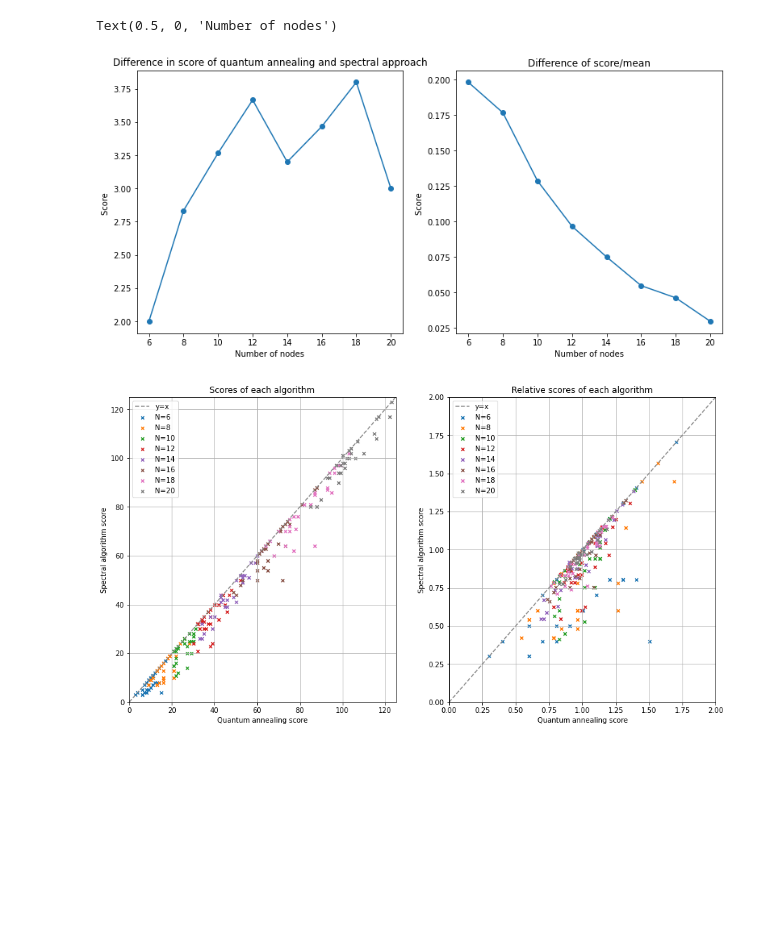
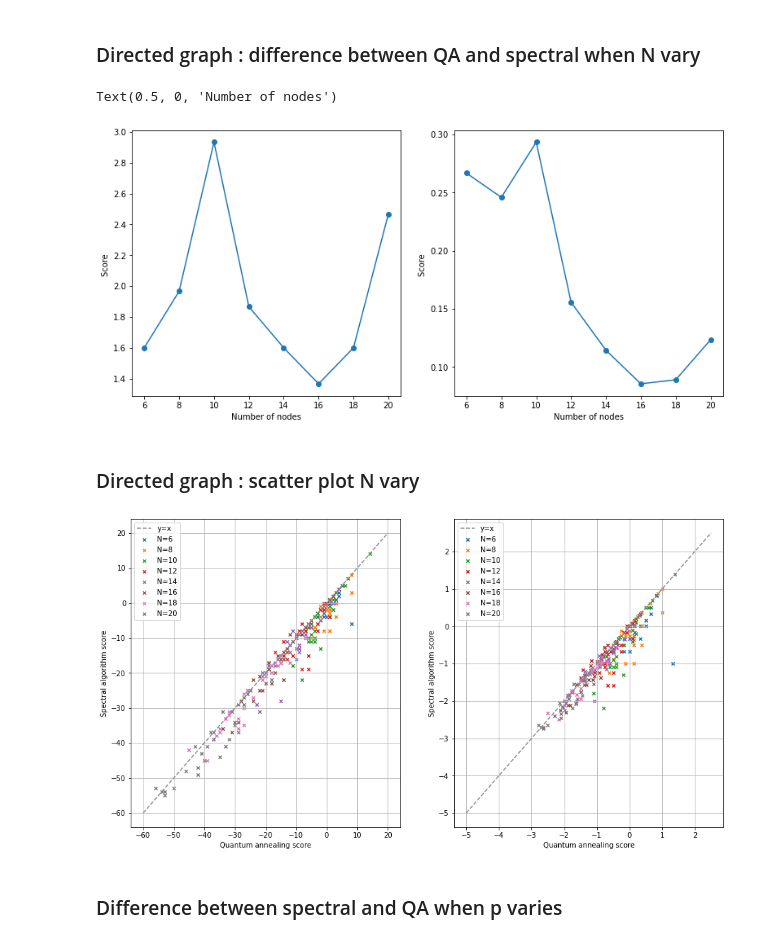
Before and after one commit to alixsleroy/Quantum_annealing, a Jupyter notebook: Directed Bipartite Results.ipynb, the cells around one changed output. Cells and saved outputs as stored; diff of their text form; code cells hidden in the pictures; blank space fills up the shorter version.

Commit message:
directed bipartite results
These are the values for M=50 runs of the greedy algorithms, for different values of nruns the number of read of the function of the quantum annealer

```diff
--- a/Directed Bipartite Results.ipynb
+++ b/Directed Bipartite Results.ipynb
@@ -1,3 +1,5 @@
+# %% [markdown]
+### Directed graph : difference between QA and spectral when N vary
 # %%
 import numpy as np
 import csv
@@ -16,42 +18,43 @@ def read_info(namefile):
 f, (ax11, ax12)= plt.subplots(1, 2,figsize=(13,6)) #create subplots
 
 # Ratio difference
+M = 30
 ratios_list = []
 list_n = [6,8,10,12,14,16,18,20]
 for ni in list_n:
-    namefile = "results_bipartite/QuantumValM=30-nodes="+str(ni)+".csv"
+    namefile = "results_bipartite/QuantumValM="+str(M)+"-nodes="+str(ni)+".csv"
     res_qa=read_info(namefile)
-    namefile = "results_bipartite/SpectralValM=30-nodes="+str(ni)+".csv"
+    namefile = "results_bipartite/SpectralValM="+str(M)+"-nodes="+str(ni)+".csv"
     res_s=read_info(namefile)
     measure_success = np.mean((res_qa-res_s)/1)
     ratios_list = np.append(ratios_list,measure_success)
 
 ax11.scatter(list_n,ratios_list)
 ax11.plot(list_n,ratios_list)
-ax11.set_title("Difference in score of quantum annealing and spectral approach")
+# ax11.set_title("Difference in score of quantum annealing and spectral approach")
 ax11.set_ylabel("Score ")
 ax11.set_xlabel("Number of nodes")
 
 # ratio relative difference
 ratios_list = []
-list_n = [6,8,10,12,14,16,18,20]
 for ni in list_n:
-    namefile = "results_bipartite/QuantumValM=30-nodes="+str(ni)+".csv"
+    namefile = "results_bipartite/QuantumValM="+str(M)+"-nodes="+str(ni)+".csv"
     res_qa=read_info(namefile)
-    namefile = "results_bipartite/SpectralValM=30-nodes="+str(ni)+".csv"
+    namefile = "results_bipartite/SpectralValM="+str(M)+"-nodes="+str(ni)+".csv"
     res_s=read_info(namefile)
-    measure_success = np.mean((res_qa-res_s)/res_qa)
+    measure_success = np.mean((res_qa-res_s)/(ni))
+    #print(np.column_stack((res_s,res_qa)))
     ratios_list = np.append(ratios_list,measure_success)
 
 ax12.scatter(list_n,ratios_list)
 ax12.plot(list_n,ratios_list)
 
-ax12.set_title("Difference of score/mean")
+# ax12.set_title("Difference of score/mean")
 ax12.set_ylabel("Score ")
 ax12.set_xlabel("Number of nodes")
 # %% [output]
 Text(0.5, 0, 'Number of nodes')
-[figure, old version]
+[figure, new version]
 # %%
 ni=20
 namefile = "results_bipartite/QuantumValM=30-nodes="+str(ni)+".csv"
@@ -59,50 +62,54 @@ res_qa=np.around(read_info(namefile),1)
 namefile = "results_bipartite/SpectralValM=30-nodes="+str(ni)+".csv"
 res_s=np.around(read_info(namefile),1)
 #
+# %% [markdown]
+### Directed graph : scatter plot N vary
 # %%
 M=30
 f, (ax1, ax2)= plt.subplots(1, 2,figsize=(15,8)) #create subplots
 ratios_list = []
 list_n = [6,8,10,12,14,16,18,20]
 
 for ni in list_n:
-    namefile = "results_bipartite/QuantumValM=30-nodes="+str(ni)+".csv"
+    namefile = "results_bipartite/QuantumValM="+str(M)+"-nodes="+str(ni)+".csv"
     res_qa=read_info(namefile)
-    namefile = "results_bipartite/SpectralValM=30-nodes="+str(ni)+".csv"
+    namefile = "results_bipartite/SpectralValM="+str(M)+"-nodes="+str(ni)+".csv"
     res_s=read_info(namefile)
 
     #ax1.xlabel('Scatter plot of maximum cut')
     maxplot = 2
     ## scatter plot needs to be perturbed a bit otherwise, can't see results
-    quantum_scoreplot = res_qa/ np.mean(res_qa)#+ np.random.rand(M)/2
-    spectral_scoreplot = res_s/np.mean(res_qa) #+ np.random.rand(M)/2
+    quantum_scoreplot = res_qa/ ni#+ np.random.rand(M)/2
+    spectral_scoreplot = res_s/ni #+ np.random.rand(M)/2
     ax2.scatter(x=quantum_scoreplot, y = spectral_scoreplot,s=20,marker="x",label="N="+str(ni))
 
     ## Plot full scatter plot
     quantum_scoreplot = res_qa #+ np.random.rand(M)/2
     spectral_scoreplot = res_s #+ np.random.rand(M)/2
     ax1.scatter(x=quantum_scoreplot, y = spectral_scoreplot,s=20,marker="x",label="N="+str(ni))
 
-x=np.linspace(0,maxplot,100)
+x=np.linspace(-5,2.5,100)
 ax2.plot(x,x,"--",label="y=x",c='0.55')
 ax2.set_ylabel('Spectral algorithm score')
 ax2.set_xlabel('Quantum annealing score')
-ax2.set_title("Relative scores of each algorithm")
-ax2.set_xlim([0, maxplot])
-ax2.set_ylim([0, maxplot])
+#ax2.set_title("Relative scores of each algorithm")
+# ax2.set_xlim([0, maxplot])
+# ax2.set_ylim([0, maxplot])
 ax2.legend()
 ax2.grid()
 
-maxplot=125
-x=np.linspace(0,maxplot,100)
+maxplot=20
+x=np.linspace(-60,20,100)
 ax1.plot(x,x,"--",label="y=x",c='0.55')
 ax1.set_ylabel('Spectral algorithm score')
 ax1.set_xlabel('Quantum annealing score')
-ax1.set_title("Scores of each algorithm")
-ax1.set_xlim([0, maxplot])
-ax1.set_ylim([0, maxplot])
+#ax1.set_title("Scores of each algorithm")
+# ax1.set_xlim([0, maxplot])
+# ax1.set_ylim([0, maxplot])
 ax1.legend()
 ax1.grid()
 # %% [output]
-[figure, old version]
+[figure, new version]
+# %% [markdown]
+### Difference between spectral and QA when p varies
 # %%
```
Also changed, not shown: parts of 6 cells of this notebook.
